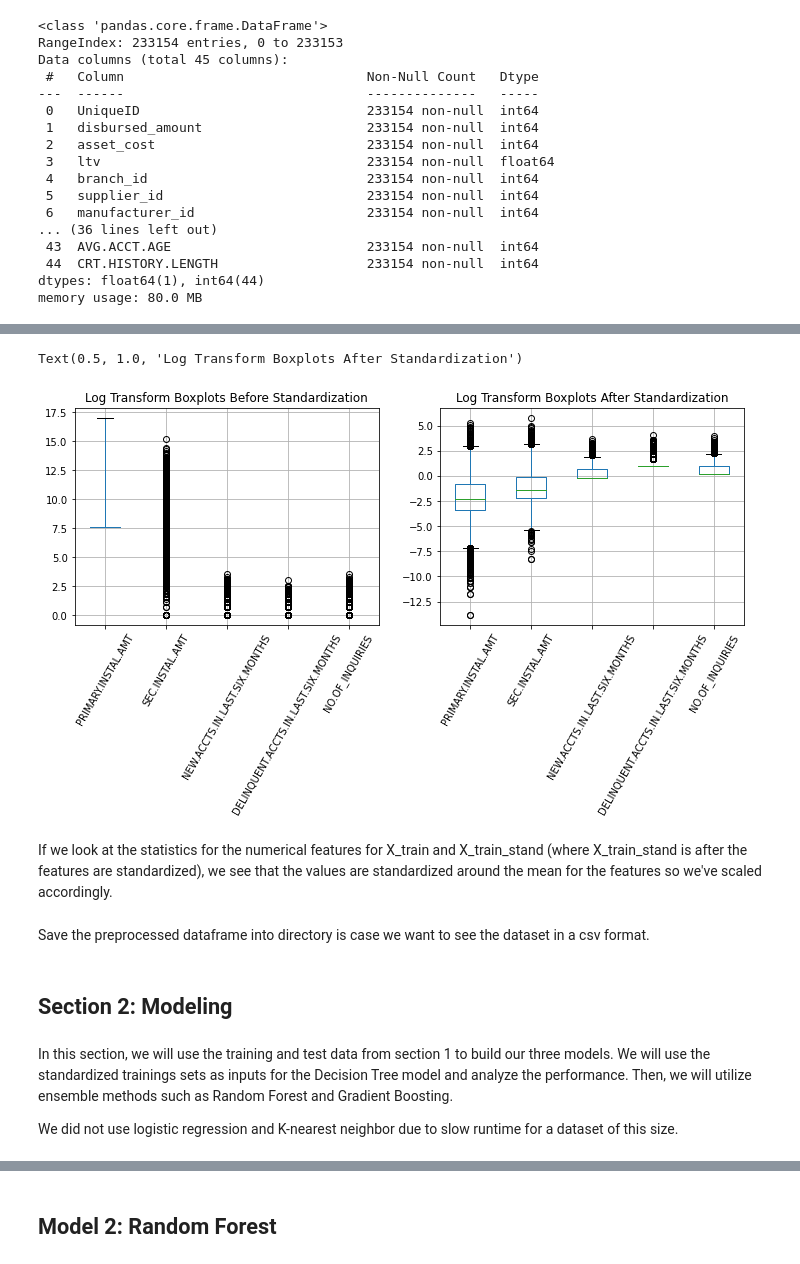
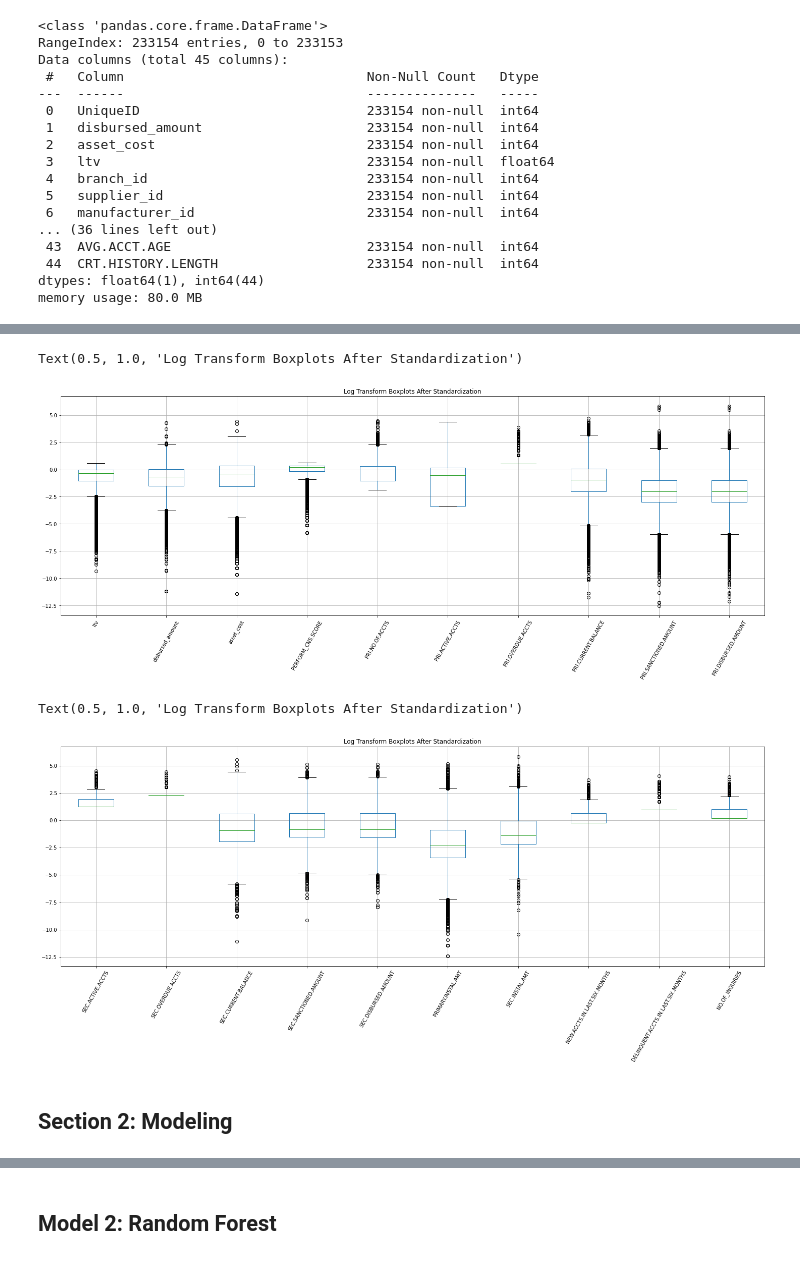
Before and after one commit to steviekwonders/Capstone-2, a Jupyter notebook: Modeling/Preprocessing and Modeling.ipynb, the cells around one changed output, grey strips where cells are left out. Drawn from its saved outputs; the diff is of its cells as text; code cells hidden in the pictures.

```diff
--- a/Modeling/Preprocessing and Modeling.ipynb
+++ b/Modeling/Preprocessing and Modeling.ipynb
@@ -432,21 +268,0 @@ Text(0.5, 1.0, 'Log Transform Boxplots After Standardization')
-# %%
-## Boxplots Before and After Standardization: 'PRIMARY.INSTAL.AMT',
-## 'SEC.INSTAL.AMT', 'NEW.ACCTS.IN.LAST.SIX.MONTHS',
-## 'DELINQUENT.ACCTS.IN.LAST.SIX.MONTHS', and 'NO.OF_INQUIRIES'
-plt.subplots(1,2,figsize=(12,4))
-plt.subplot(1,2,1)
-ax = np.log(X_train[num_cols[16:21]]).boxplot()
-ax.set_xticklabels(ax.get_xticklabels(),rotation=60)
-ax.set_title('Log Transform Boxplots Before Standardization')
-
-plt.subplot(1,2,2)
-ax = np.log(X_train_stand[num_cols[16:21]]).boxplot()
-ax.set_xticklabels(ax.get_xticklabels(),rotation=60)
-ax.set_title('Log Transform Boxplots After Standardization')
-# %% [output]
-Text(0.5, 1.0, 'Log Transform Boxplots After Standardization')
-[figure, removed]
-# %% [markdown]
-If we look at the statistics for the numerical features for X_train and X_train_stand (where X_train_stand is after the features are standardized), we see that the values are standardized around the mean for the features so we've scaled accordingly.
-# %% [markdown]
-Save the preprocessed dataframe into directory is case we want to see the dataset in a csv format.
@@ -459,6 +269,22 @@ VL_df.to_csv('VLData_Preprocessed.csv')
+# %%
+# Plot boxplots for new standardized numerical features. Part 1
+
+plt.figure(figsize = (25,8))
+ax = np.log(X_train_stand[num_cols[0:10]]).boxplot()
+ax.set_xticklabels(ax.get_xticklabels(),rotation=60)
+ax.set_title('Log Transform Boxplots After Standardization')
+# %% [output]
+Text(0.5, 1.0, 'Log Transform Boxplots After Standardization')
+[figure, added]
+# %%
+# Plot boxplots for new standardized numerical features. Part 2
+
+plt.figure(figsize = (25,8))
+ax = np.log(X_train_stand[num_cols[11:22]]).boxplot()
+ax.set_xticklabels(ax.get_xticklabels(),rotation=60)
+ax.set_title('Log Transform Boxplots After Standardization')
+# %% [output]
+Text(0.5, 1.0, 'Log Transform Boxplots After Standardization')
+[figure, added]
 # %% [markdown]
 ## Section 2: Modeling
-# %% [markdown]
-In this section, we will use the training and test data from section 1 to build our three models. We will use the standardized trainings sets as inputs for the Decision Tree model and analyze the performance. Then, we will utilize ensemble methods such as Random Forest and Gradient Boosting.
-
-We did not use logistic regression and K-nearest neighbor due to slow runtime for a dataset of this size.
```
Also changed, not shown: parts of 93 cells of this notebook.
